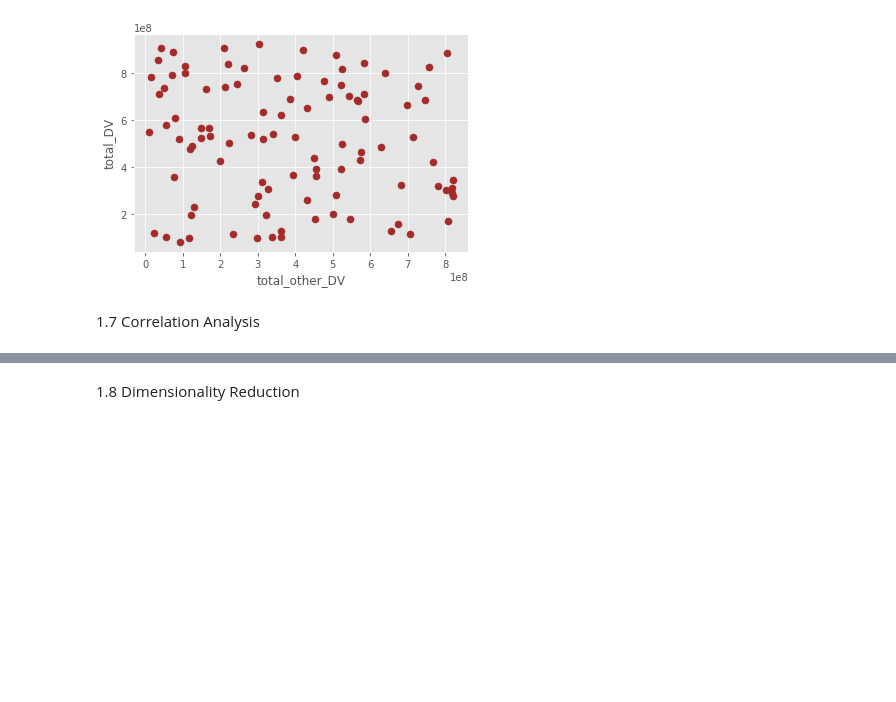
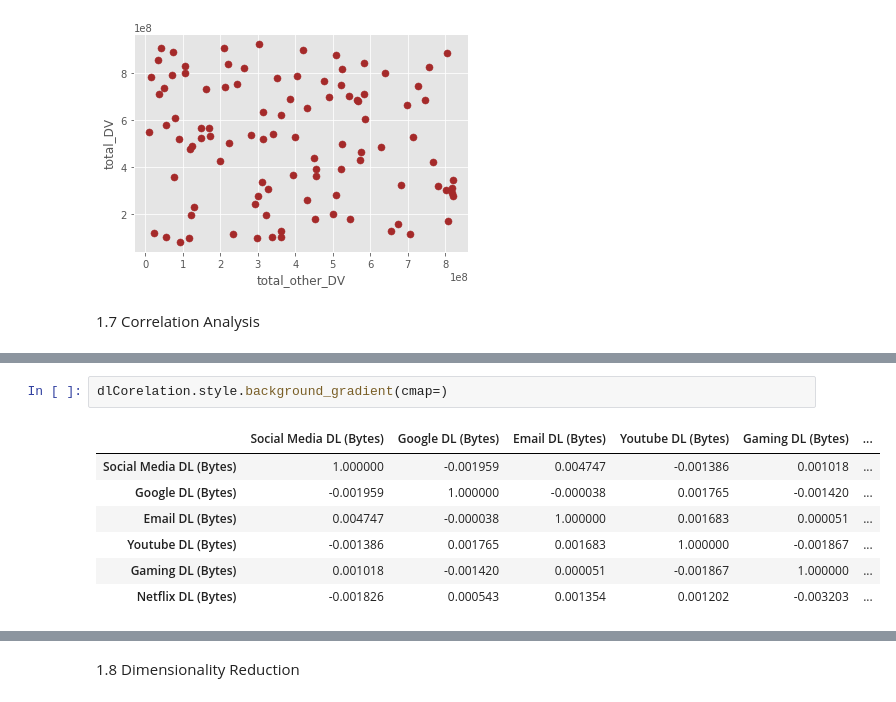
Before and after one commit to andyalex234/Telecom_User_Analytics, a Jupyter notebook: notebooks/user_overview_analysis.ipynb, the cells around one changed output, grey strips where cells are left out. Saved outputs shown, nothing was run; the diff lists cells and outputs as text; blank space fills up the shorter version.

```diff
--- a/notebooks/user_overview_analysis.ipynb
+++ b/notebooks/user_overview_analysis.ipynb
@@ -669,0 +688,10 @@ df[df['total_other_DV'] > 1.729234e+06].sample(100).plot.scatter(x='total_other_
+# %%
+dlCorelation.style.background_gradient(cmap=)
+# %% [output]
+|  | Social Media DL (Bytes) | Google DL (Bytes) | Email DL (Bytes) | Youtube DL (Bytes) | Gaming DL (Bytes) | ... |
+| Social Media DL (Bytes) | 1.000000 | -0.001959 | 0.004747 | -0.001386 | 0.001018 | ... |
+| Google DL (Bytes) | -0.001959 | 1.000000 | -0.000038 | 0.001765 | -0.001420 | ... |
+| Email DL (Bytes) | 0.004747 | -0.000038 | 1.000000 | 0.001683 | 0.000051 | ... |
+| Youtube DL (Bytes) | -0.001386 | 0.001765 | 0.001683 | 1.000000 | -0.001867 | ... |
+| Gaming DL (Bytes) | 0.001018 | -0.001420 | 0.000051 | -0.001867 | 1.000000 | ... |
+| Netflix DL (Bytes) | -0.001826 | 0.000543 | 0.001354 | 0.001202 | -0.003203 | ... |
```
Also changed, not shown: parts of 7 cells of this notebook.
